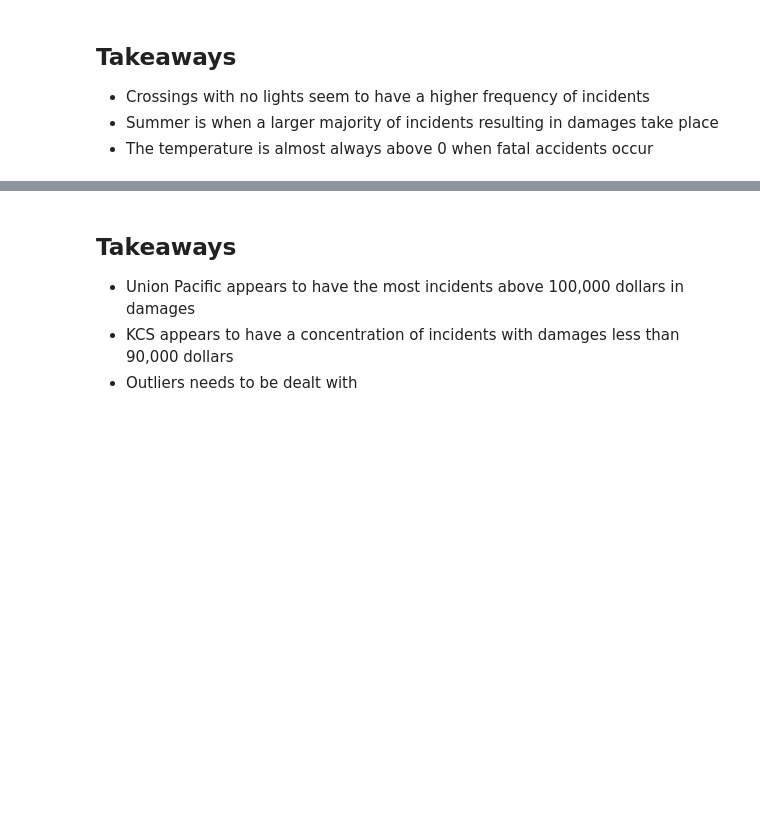
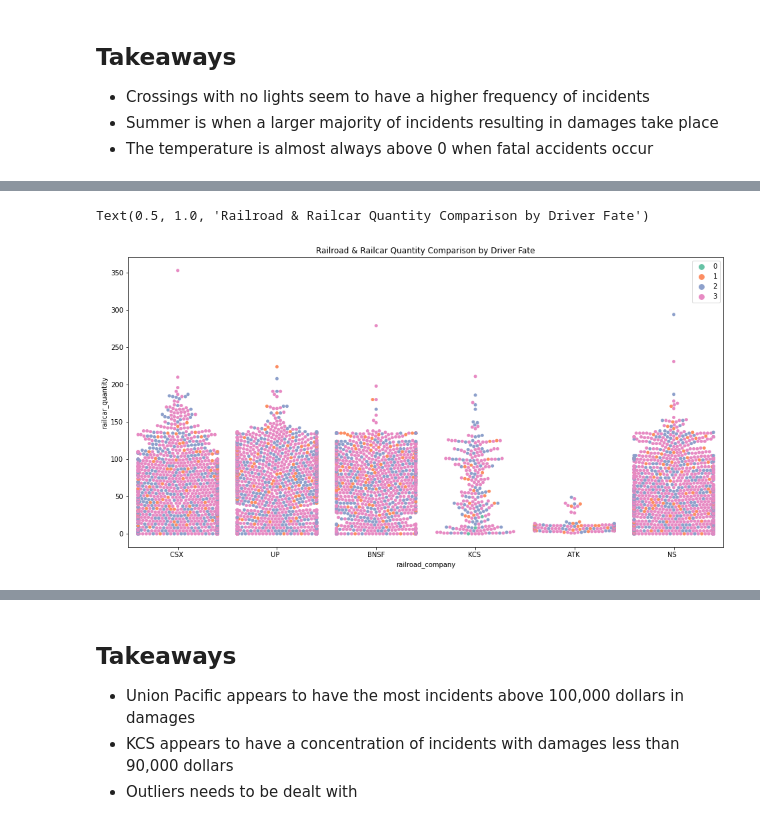
Before and after one commit to OTR-Capstone/Off_The_Rails, a Jupyter notebook: final_report_and_findings.ipynb, the cells around one changed output, grey strips where cells are left out. Saved outputs shown, nothing was run; the diff lists cells and outputs as text; code cells hidden in the pictures; blank space fills up the shorter version.

```diff
--- a/final_report_and_findings.ipynb
+++ b/final_report_and_findings.ipynb
@@ -1696,3 +1684,11 @@ Text(0.5, 1.0, 'Railroad & Vehicle Property Damage Comparison')
+# %%
+plt.figure(figsize=(16,8))
+sns.swarmplot(x="railroad_company", y="railcar_quantity", data=train, hue="driver_fate", palette="Set2")
+plt.legend()
+plt.title('Railroad & Railcar Quantity Comparison by Driver Fate')
+# %% [output]
+Text(0.5, 1.0, 'Railroad & Railcar Quantity Comparison by Driver Fate')
+[figure, added]
 # %%
 
 plt.figure(figsize=(14,10))
```
Also changed, not shown: parts of 93 cells of this notebook.
